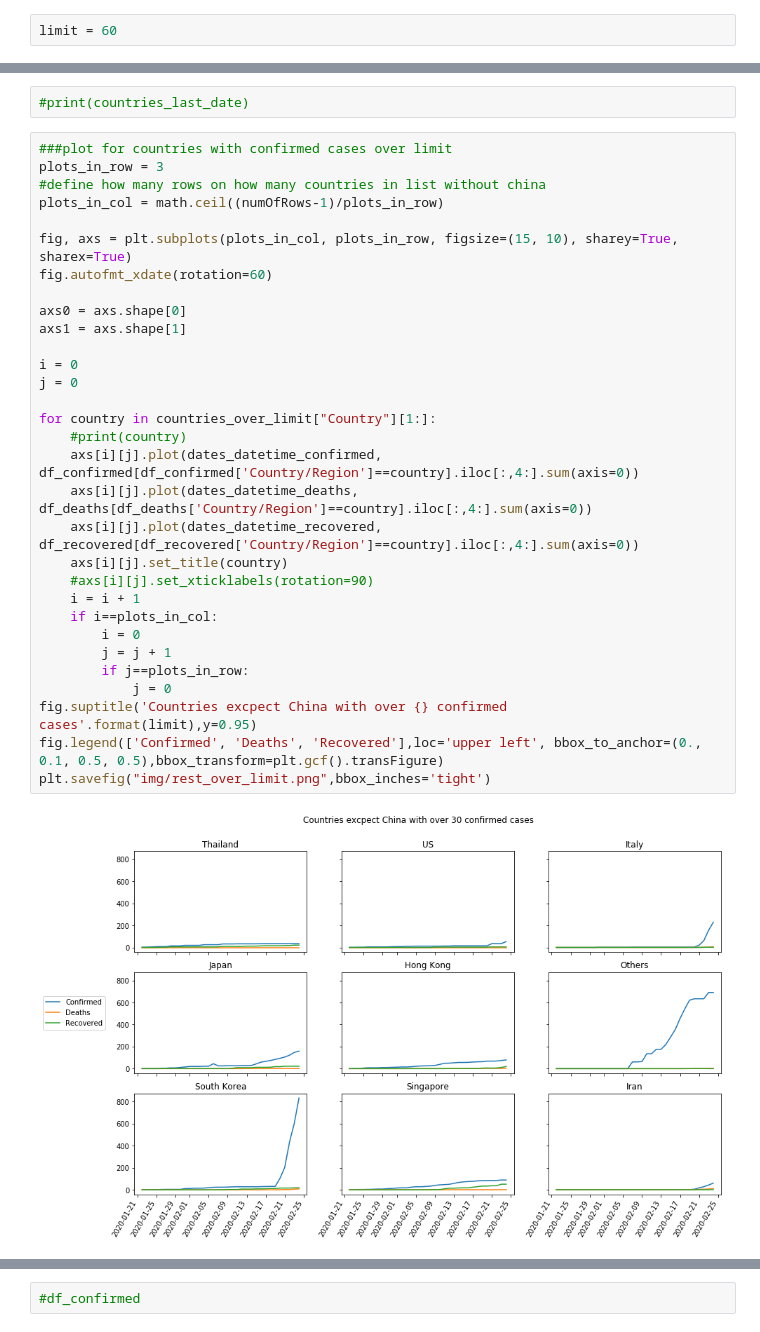
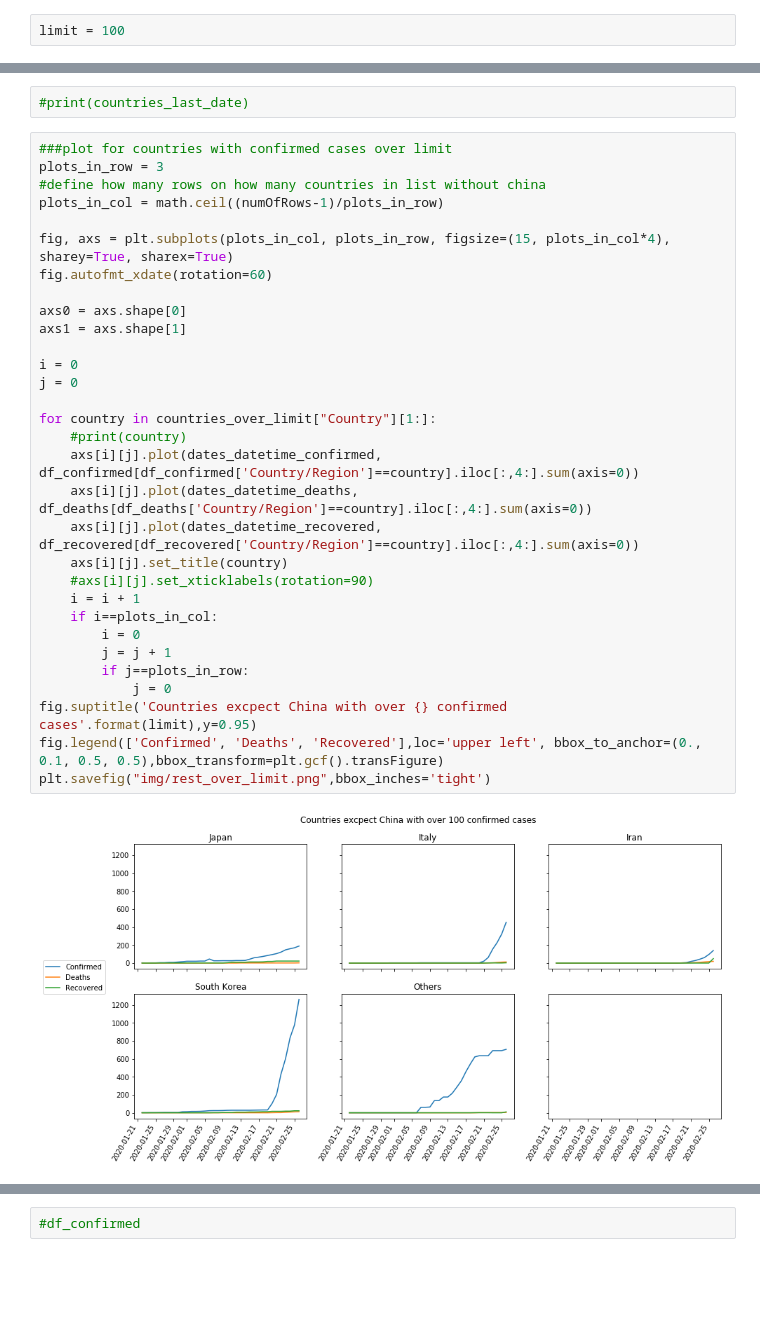
Before and after one commit to msarnacki/coronavirus-2019-nCoV, a Jupyter notebook: main.ipynb, the cells around one changed output, grey strips where cells are left out. Drawn from its saved outputs; the diff is of its cells as text; blank space fills up the shorter version.

Commit message:
check and update limit and charts

```diff
--- a/main.ipynb
+++ b/main.ipynb
@@ -224,5 +227,5 @@ print(confirmed_country)
 # %%
-limit = 60
+limit = 100
 # %%
 dictionary = {"Country":countries_ts ,"Confirmed":confirmed_country}
 
@@ -263,35 +267,35 @@ Int64Index([0, 1, 2, 3, 5, 7, 8, 22, 28, 30], dtype='int64')
 ###plot for countries with confirmed cases over limit
 plots_in_row = 3
 #define how many rows on how many countries in list without china
 plots_in_col = math.ceil((numOfRows-1)/plots_in_row)
 
-fig, axs = plt.subplots(plots_in_col, plots_in_row, figsize=(15, 10), sharey=True, sharex=True)
+fig, axs = plt.subplots(plots_in_col, plots_in_row, figsize=(15, plots_in_col*4), sharey=True, sharex=True)
 fig.autofmt_xdate(rotation=60)
 
 axs0 = axs.shape[0]
 axs1 = axs.shape[1]
 
 i = 0
 j = 0
 
 for country in countries_over_limit["Country"][1:]:
     #print(country)
     axs[i][j].plot(dates_datetime_confirmed, df_confirmed[df_confirmed['Country/Region']==country].iloc[:,4:].sum(axis=0))
     axs[i][j].plot(dates_datetime_deaths, df_deaths[df_deaths['Country/Region']==country].iloc[:,4:].sum(axis=0))
     axs[i][j].plot(dates_datetime_recovered, df_recovered[df_recovered['Country/Region']==country].iloc[:,4:].sum(axis=0))
     axs[i][j].set_title(country)
     #axs[i][j].set_xticklabels(rotation=90)
     i = i + 1
     if i==plots_in_col:
         i = 0
         j = j + 1
         if j==plots_in_row:
             j = 0
 fig.suptitle('Countries excpect China with over {} confirmed cases'.format(limit),y=0.95)
 fig.legend(['Confirmed', 'Deaths', 'Recovered'],loc='upper left', bbox_to_anchor=(0., 0.1, 0.5, 0.5),bbox_transform=plt.gcf().transFigure)
 plt.savefig("img/rest_over_limit.png",bbox_inches='tight')
 # %% [output]
-[figure, old version]
+[figure, new version]
 # %%
 ###plot for countries with confirmed cases over limit
 plots_in_row = 4
```
Also changed, not shown: parts of 15 cells of this notebook, 9 other files.
